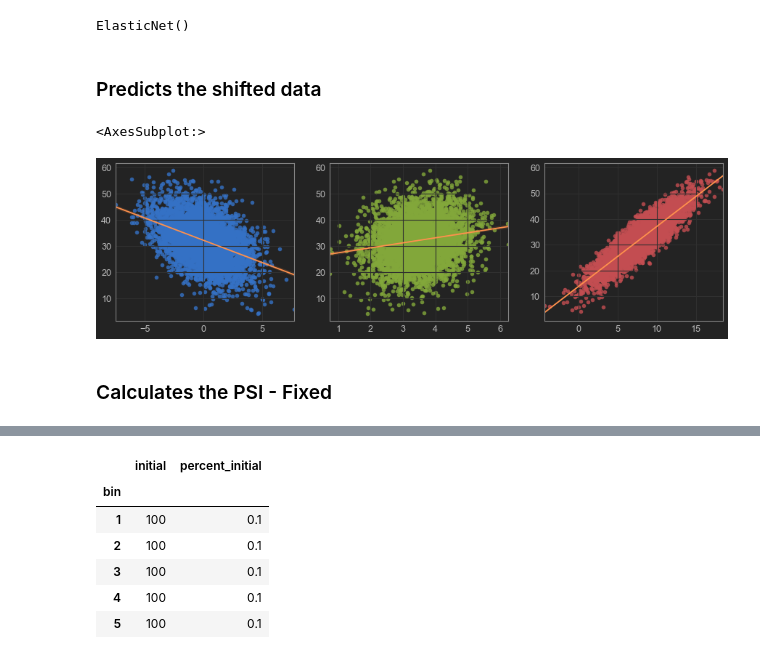
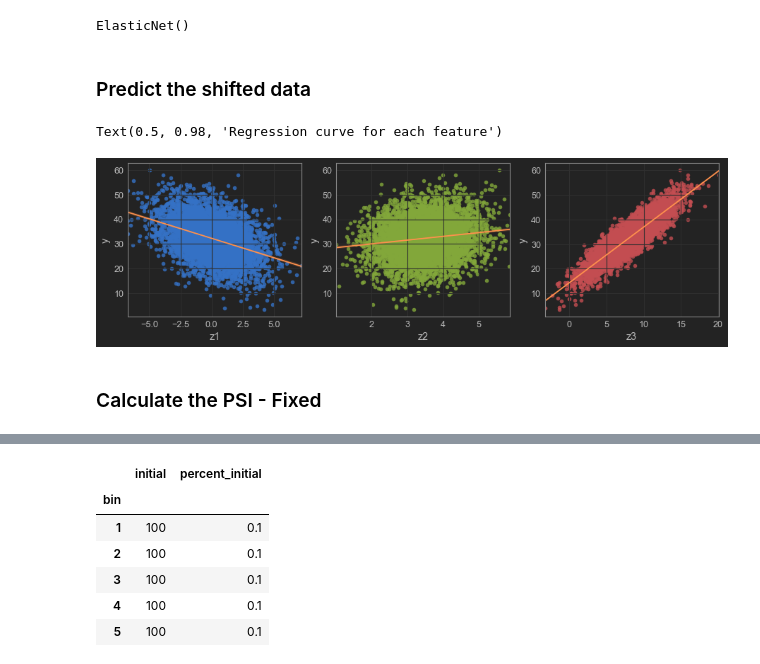
Before and after one commit to vinyluis/Articles, a Jupyter notebook: Model Stability/PSI breakdown.ipynb, the cells around one changed output, grey strips where cells are left out. Saved outputs shown, nothing was run; the diff lists cells and outputs as text; code cells hidden in the pictures.

```diff
--- a/Model Stability/PSI breakdown.ipynb
+++ b/Model Stability/PSI breakdown.ipynb
@@ -105,11 +107,18 @@ plt.legend(["x1", "x2", "x3", "z1", "z2", "z3"])
 # yes, a2 = pi, a3 = e and b = phi
 y = [-2*x1 + 3.1415*x2 + 2.7183*x3 + 1.6180 for (x1, x2, x3) in zip(x1,x2,x3)]
 # %%
-plt.figure(figsize = (15,4))
+fig = plt.figure(figsize = (15,4))
 ax1 = plt.subplot(1, 3, 1)
 ax2 = plt.subplot(1, 3, 2)
 ax3 = plt.subplot(1, 3, 3)
 sns.regplot(x = x1, y = y, ax = ax1, scatter_kws={"color": "b"}, line_kws={"color": "y"})
 sns.regplot(x = x2, y = y, ax = ax2, scatter_kws={"color": "g"}, line_kws={"color": "y"})
 sns.regplot(x = x3, y = y, ax = ax3, scatter_kws={"color": "r"}, line_kws={"color": "y"})
+ax1.set_ylabel("y")
+ax2.set_ylabel("y")
+ax3.set_ylabel("y")
+ax1.set_xlabel("x1")
+ax2.set_xlabel("x2")
+ax3.set_xlabel("x3")
+fig.suptitle("Regression curve for each feature", fontsize = 14)
 # %% [output]
@@ -132,7 +141,7 @@ ElasticNet()
 # %%
 y_pred = model.predict(X_test)
 # %% [markdown]
-### Predicts the shifted data
+### Predict the shifted data
 # %%
 Z = pd.DataFrame({'x1': z1, 'x2': z2, 'x3': z3})
 # %%
@@ -140,16 +149,23 @@ z_pred = model.predict(Z)
 # %%
 plt.figure(figsize = (15,4))
 ax1 = plt.subplot(1, 3, 1)
 ax2 = plt.subplot(1, 3, 2)
 ax3 = plt.subplot(1, 3, 3)
 sns.regplot(x = z1, y = z_pred, ax = ax1, scatter_kws={"color": "b"}, line_kws={"color": "y"})
 sns.regplot(x = z2, y = z_pred, ax = ax2, scatter_kws={"color": "g"}, line_kws={"color": "y"})
 sns.regplot(x = z3, y = z_pred, ax = ax3, scatter_kws={"color": "r"}, line_kws={"color": "y"})
+ax1.set_ylabel("y")
+ax2.set_ylabel("y")
+ax3.set_ylabel("y")
+ax1.set_xlabel("z1")
+ax2.set_xlabel("z2")
+ax3.set_xlabel("z3")
+fig.suptitle("Regression curve for each feature", fontsize = 14)
 # %% [output]
-<AxesSubplot:>
+Text(0.5, 0.98, 'Regression curve for each feature')
-[figure, old version]
+[figure, new version]
 # %% [markdown]
-### Calculates the PSI - Fixed
+### Calculate the PSI - Fixed
 # %%
 score_initial = y_pred
 score_new = z_pred
```
Also changed, not shown: parts of 25 cells of this notebook, 13 other files.
